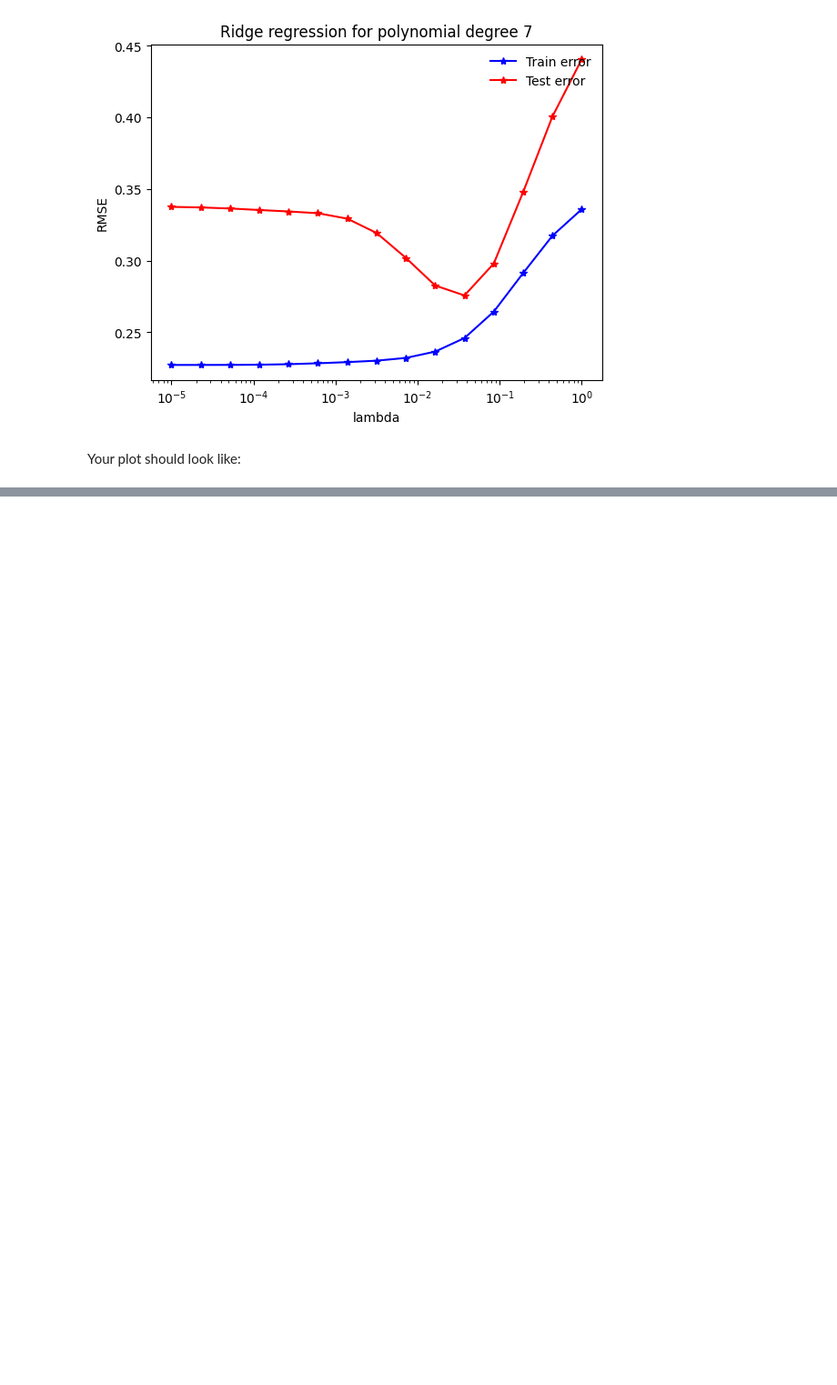
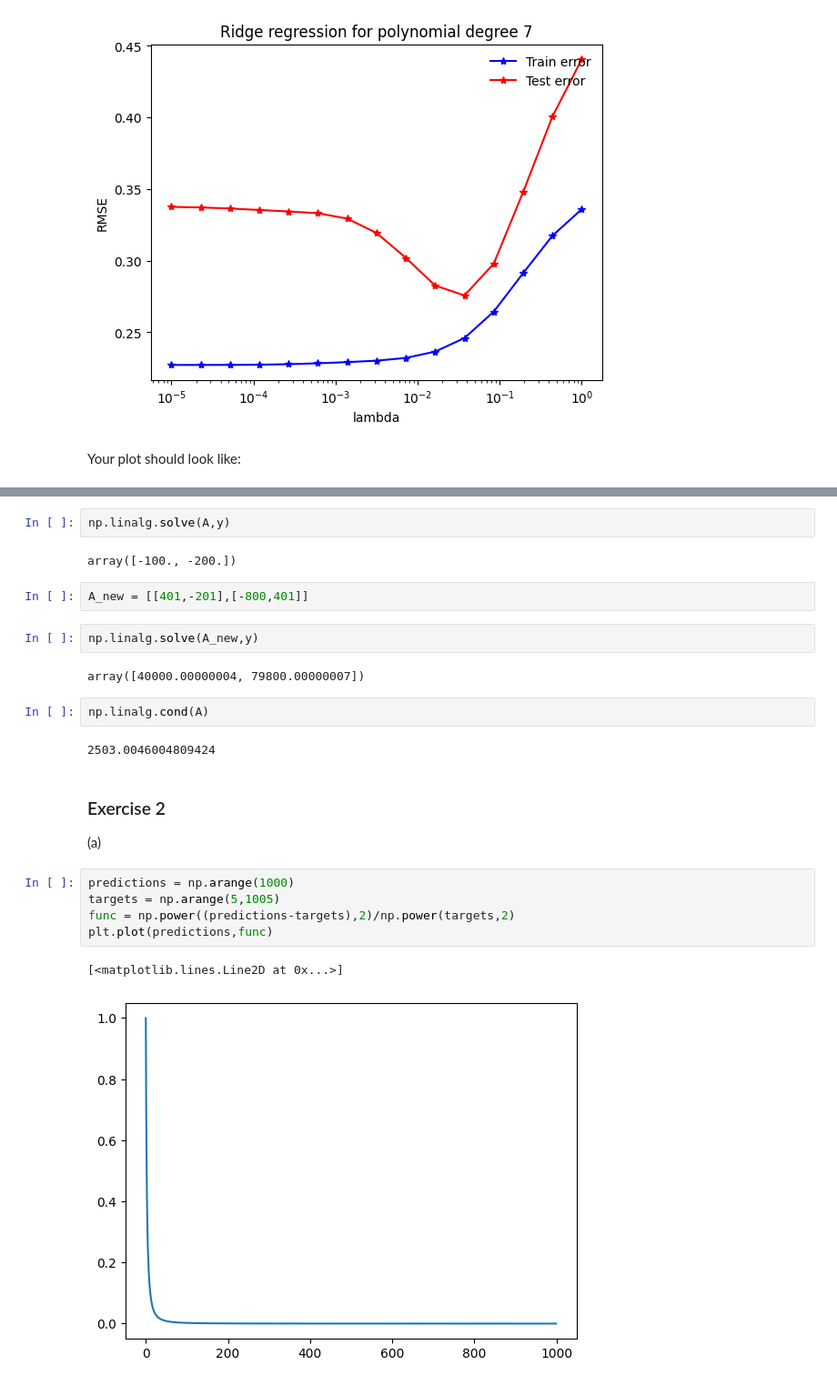
Before and after one commit to roduit/CS-433-Machine-Learning-2023, a Jupyter notebook: labs/ex03/template/ex03.ipynb, the cells around one changed output, grey strips where cells are left out. Shown at 91% size. Saved outputs shown, nothing was run; the diff lists cells and outputs as text; blank space fills up the shorter version.

```diff
--- a/labs/ex03/template/ex03.ipynb
+++ b/labs/ex03/template/ex03.ipynb
@@ -454,0 +458,25 @@ Your plot should look like:
+# %%
+np.linalg.solve(A,y)
+# %% [output]
+array([-100., -200.])
+# %%
+A_new = [[401,-201],[-800,401]]
+# %%
+np.linalg.solve(A_new,y)
+# %% [output]
+array([40000.00000004, 79800.00000007])
+# %%
+np.linalg.cond(A)
+# %% [output]
+2503.0046004809424
+# %% [markdown]
+### Exercise 2
+(a)
+# %%
+predictions = np.arange(1000)
+targets = np.arange(5,1005)
+func = np.power((predictions-targets),2)/np.power(targets,2)
+plt.plot(predictions,func)
+# %% [output]
+[<matplotlib.lines.Line2D at 0x...>]
+[figure, added]
```
Also changed, not shown: parts of 3 cells of this notebook.
